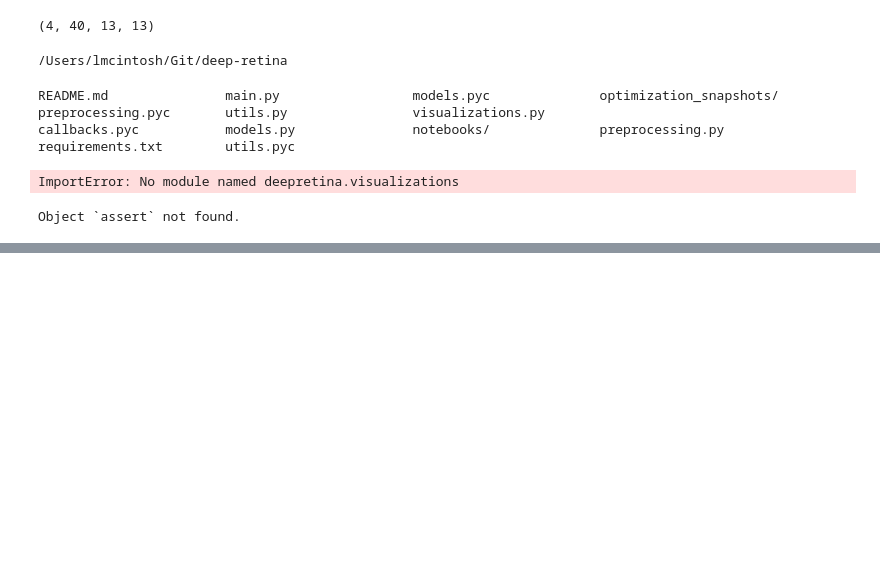
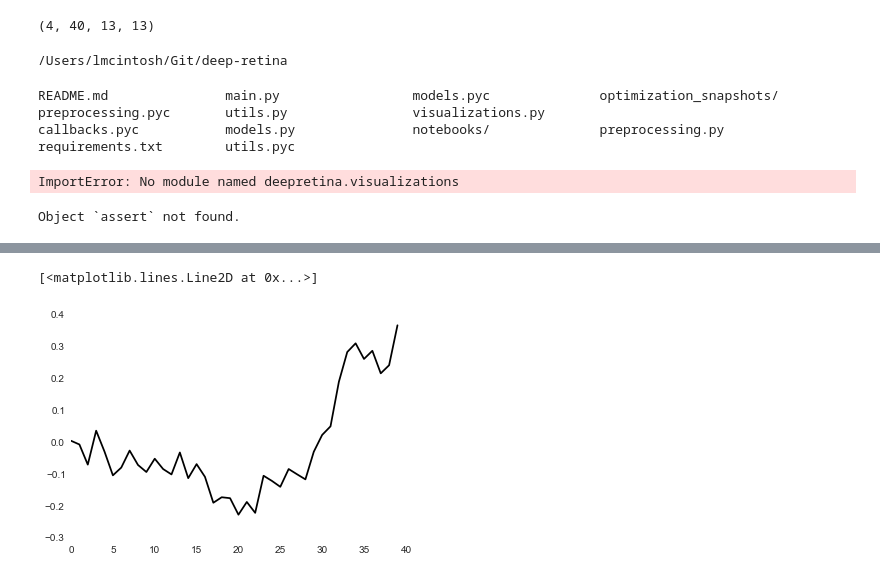
Before and after one commit to baccuslab/deep-retina, a Jupyter notebook: notebooks/Filter visualizations.ipynb, the cells around one changed output, grey strips where cells are left out. Saved outputs shown, nothing was run; the diff lists cells and outputs as text; code cells hidden in the pictures; blank space fills up the shorter version.

```diff
--- a/notebooks/Filter visualizations.ipynb
+++ b/notebooks/Filter visualizations.ipynb
@@ -779,0 +811,5 @@ Object `assert` not found.
+# %%
+plt.plot(u[:,0], 'k')
+# %% [output]
+[<matplotlib.lines.Line2D at 0x...>]
+[figure, added]
```
Also changed, not shown: parts of 8 cells of this notebook, 1 other file.
